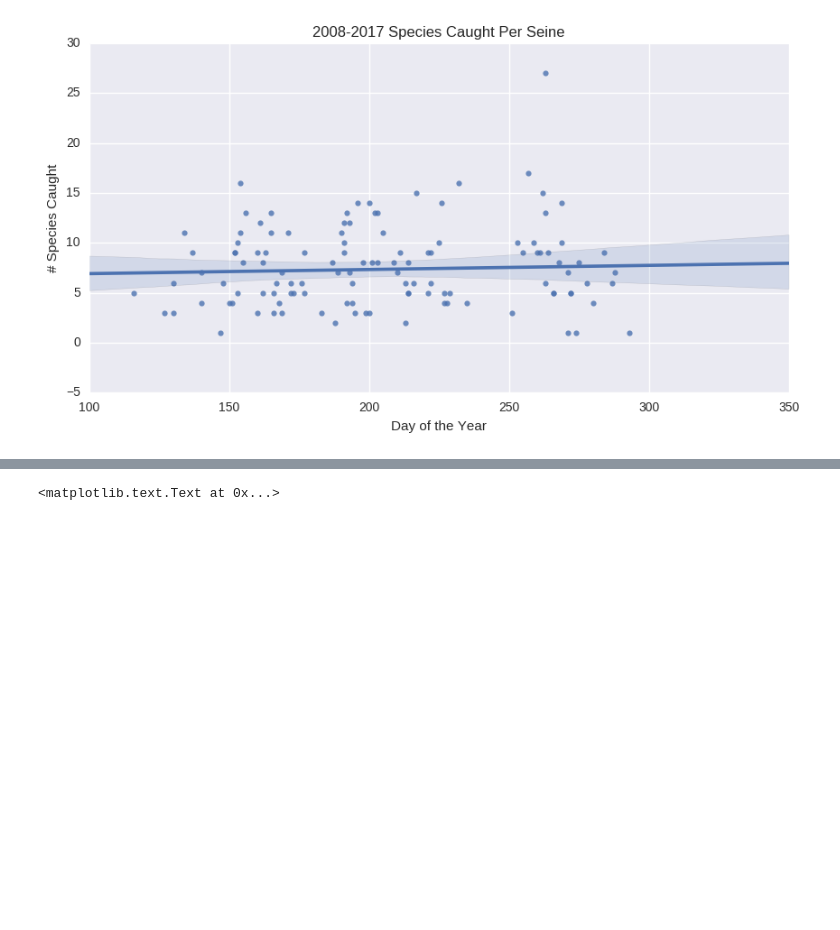
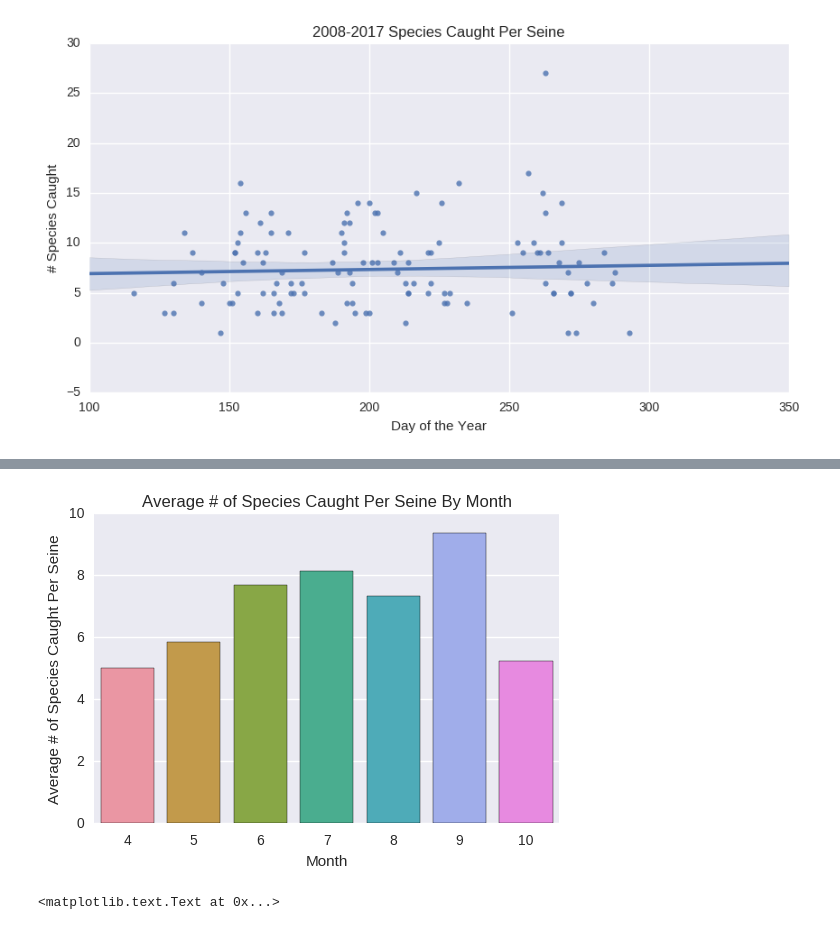
Before and after one commit to Shadhopson/Seining_Analysis, a Jupyter notebook: Making Graphs - 2--2017 catch per seine, and species caught per seine.ipynb, the cells around one changed output, grey strips where cells are left out. Cells and saved outputs as stored; diff of their text form; code cells hidden in the pictures; blank space fills up the shorter version.

```diff
--- a/Making Graphs - 2--2017 catch per seine, and species caught per seine.ipynb
+++ b/Making Graphs - 2--2017 catch per seine, and species caught per seine.ipynb
@@ -30,3 +30,5 @@ ax.set_title('2008-2017 Species Caught Per Seine')
 ax.figure.savefig('Graphs/BOP_2008_2017_Species_Caught_Per_Seine')
 # %% [output]
 [figure]
+# %%
+df['Month'] =  [x.month for x in df['Date']]
@@ -33,3 +65,12 @@ ax.figure.savefig('Graphs/BOP_2008_2017_Species_Caught_Per_Seine')
+# %%
+b = df[['Month', '# Species Caught']].groupby('Month', as_index = False).mean()
+# %%
+sns.barplot(b['Month'], b['# Species Caught'] )
+plt.title("Average # of Species Caught Per Seine By Month")
+plt.ylabel("Average # of Species Caught Per Seine")
+plt.savefig('Graphs/Average Number of Species Caught Per Seine By Month')
+# %% [output]
+[figure, added]
 # %%
 total_fish = []
 for i,x in enumerate(list(df['Grouped Corrected Common Name'])):
```
Also changed, not shown: parts of 13 cells of this notebook, 17 other files.
